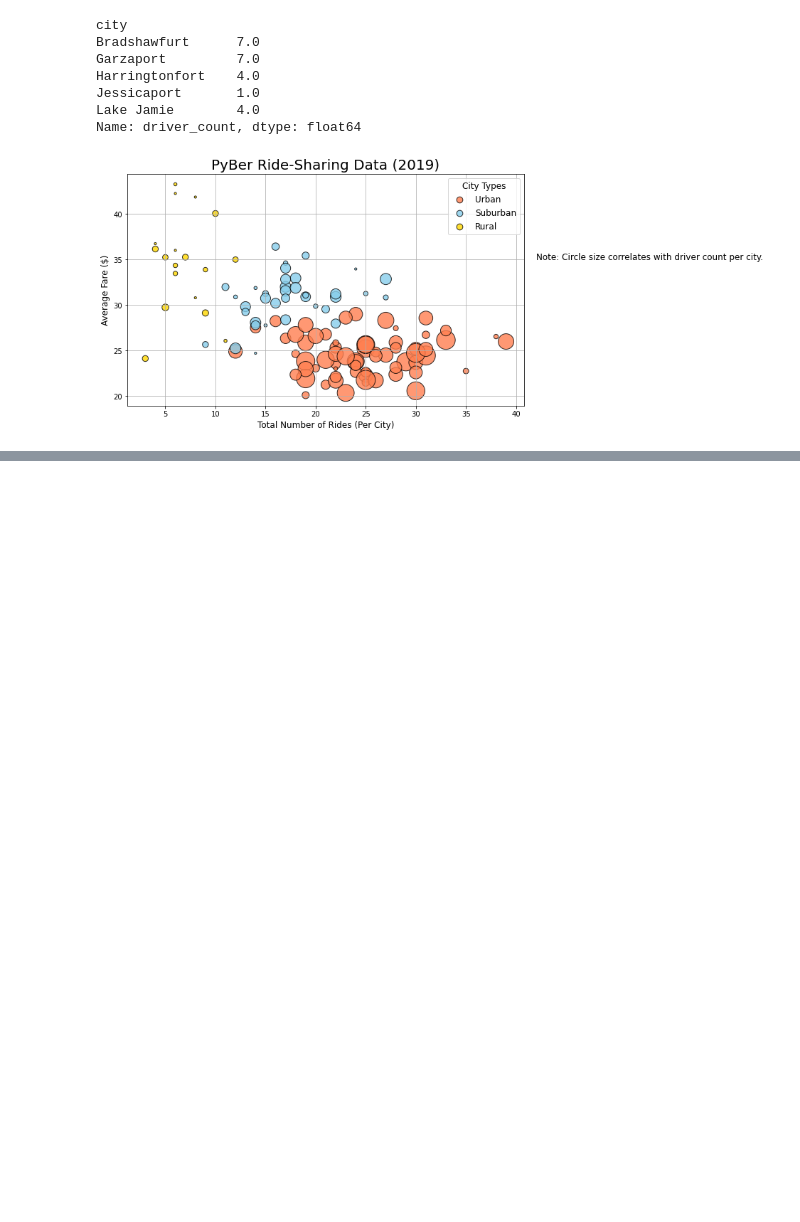
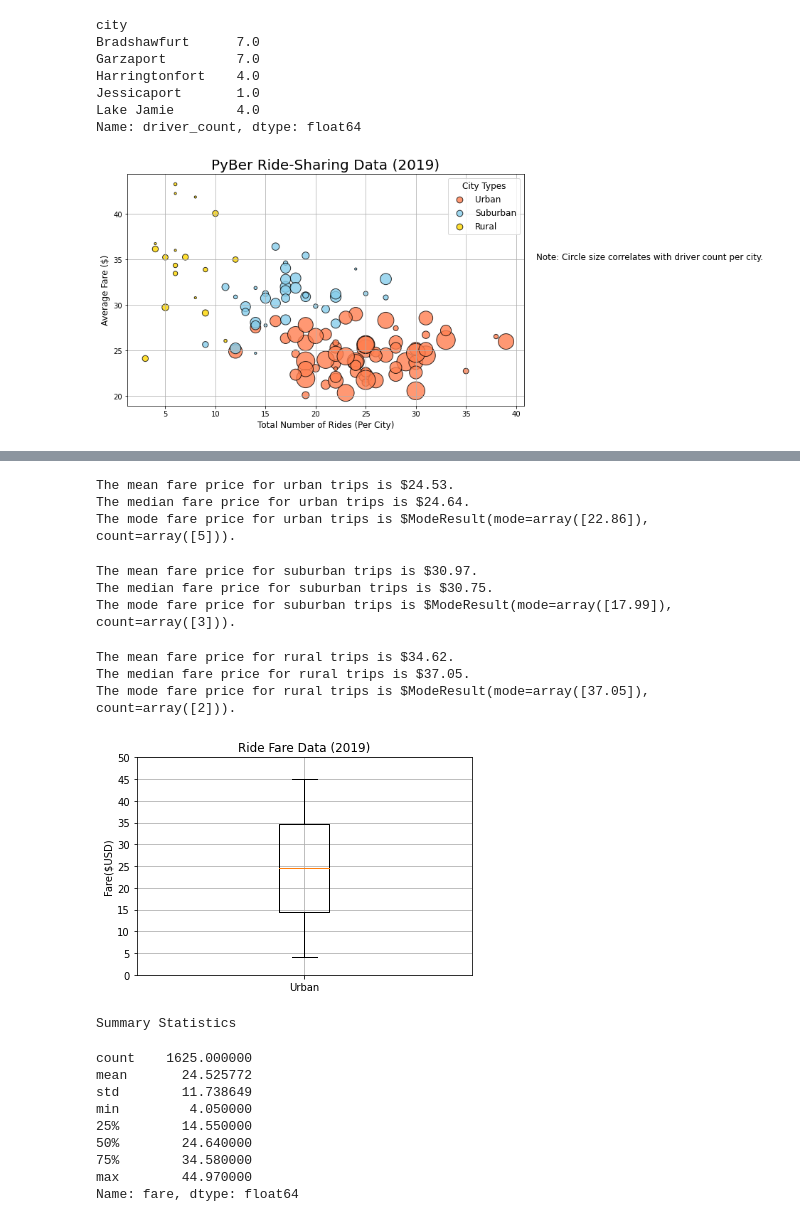
Before and after one commit to MelbPhil/PyBer_Analysis, a Jupyter notebook: PyBer.ipynb, the cells around one changed output, grey strips where cells are left out. Drawn from its saved outputs; the diff is of its cells as text; code cells hidden in the pictures; blank space fills up the shorter version.

```diff
--- a/PyBer.ipynb
+++ b/PyBer.ipynb
@@ -117,0 +285,72 @@ plt.show()
+# %%
+# Create fares lists for reach city type.
+urban_fares = urban_df['fare']
+suburban_fares = suburban_df['fare']
+rural_fares = rural_df['fare']
+# %%
+# Calculate measures of central tendency for urban cities.
+mean_urban_fares = np.mean(urban_fares)
+print(f'The mean fare price for urban trips is ${mean_urban_fares:.2f}.')
+
+median_urban_fares = np.median(urban_fares)
+print(f'The median fare price for urban trips is ${median_urban_fares}.')
+
+mode_urban_fares = sts.mode(urban_fares)
+print(f'The mode fare price for urban trips is ${mode_urban_fares}.')
+# %% [output]
+The mean fare price for urban trips is $24.53.
+The median fare price for urban trips is $24.64.
+The mode fare price for urban trips is $ModeResult(mode=array([22.86]), count=array([5])).
+# %%
+# Calculate measures of central tendency for suburban cities.
+mean_suburban_fares = np.mean(suburban_fares)
+print(f'The mean fare price for suburban trips is ${mean_suburban_fares:.2f}.')
+
+median_suburban_fares = np.median(suburban_fares)
+print(f'The median fare price for suburban trips is ${median_suburban_fares}.')
+
+mode_suburban_fares = sts.mode(suburban_fares)
+print(f'The mode fare price for suburban trips is ${mode_suburban_fares}.')
+# %% [output]
+The mean fare price for suburban trips is $30.97.
+The median fare price for suburban trips is $30.75.
+The mode fare price for suburban trips is $ModeResult(mode=array([17.99]), count=array([3])).
+# %%
+# Calculate measures of central tendency for rural cities.
+mean_rural_fares = np.mean(rural_fares)
+print(f'The mean fare price for rural trips is ${mean_rural_fares:.2f}.')
+
+median_rural_fares = np.median(rural_fares)
+print(f'The median fare price for rural trips is ${median_rural_fares}.')
+
+mode_rural_fares = sts.mode(rural_fares)
+print(f'The mode fare price for rural trips is ${mode_rural_fares}.')
+# %% [output]
+The mean fare price for rural trips is $34.62.
+The median fare price for rural trips is $37.05.
+The mode fare price for rural trips is $ModeResult(mode=array([37.05]), count=array([2])).
+# %%
+# Create a box-and-whisker plot for the urban fare data.
+x_labels = ["Urban"]
+fig, ax = plt.subplots()
+ax.boxplot(urban_fares, labels=x_labels)
+# Add the title, y-axis label and grid.
+ax.set_title('Ride Fare Data (2019)')
+ax.set_ylabel('Fare($USD)')
+ax.set_yticks(np.arange(0, 51, step=5.0))
+ax.grid()
+plt.show()
+print("Summary Statistics")
+urban_fares.describe()
+# %% [output]
+[figure, added]
+Summary Statistics
+count    1625.000000
+mean       24.525772
+std        11.738649
+min         4.050000
+25%        14.550000
+50%        24.640000
+75%        34.580000
+max        44.970000
+Name: fare, dtype: float64
```
Also changed, not shown: parts of 26 cells of this notebook, 3 other files.
